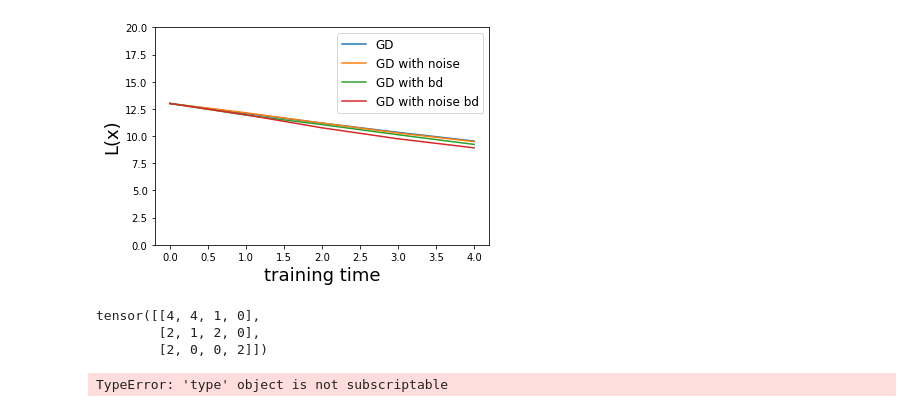
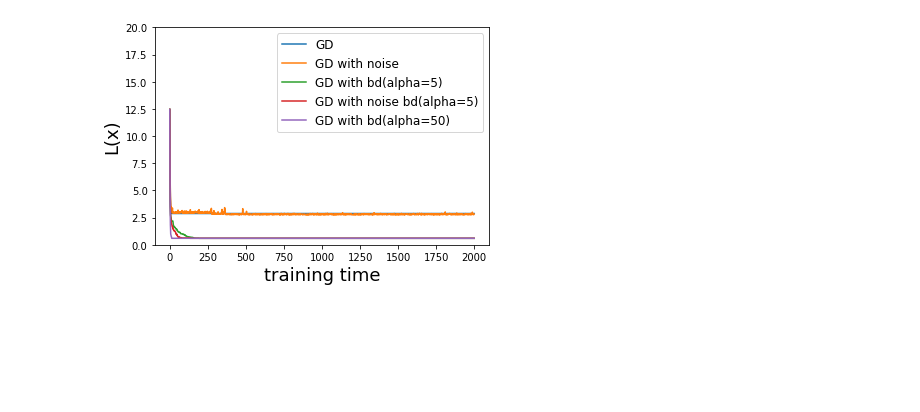
Before and after one commit to sharkjingyang/Graduate-thesis-code, a Jupyter notebook: R-function/R-function GD with noise and bd.ipynb, the cells around one changed output. Cells and saved outputs as stored; diff of their text form; code cells hidden in the pictures; blank space fills up the shorter version.

```diff
--- a/R-function/R-function GD with noise and bd.ipynb
+++ b/R-function/R-function GD with noise and bd.ipynb
@@ -8,7 +8,7 @@ import random
 colors = plt.rcParams["axes.prop_cycle"].by_key()["color"]
 # %%
 n_particle=30 # n particle
-d=20 # dimension (x will be d dimension)
+d=5 # dimension (x will be d dimension)
 # x_step will be size(d*n_particle)
 B=0
 xinitial=torch.rand(d,n_particle)*6-3
@@ -95,7 +95,7 @@ def run_traj_noise_bd(x_step,d,n_steps,alpha, dt):
         delta_n = n_cloned-len(kill_inds)
         # print(x_step.size())
         if delta_n<0:
-            clone_inds = torch.randint(d+delta_n, (-delta_n,), dtype=torch.long)
+            clone_inds = torch.randint(n_particle+delta_n, (-delta_n,), dtype=torch.long)
             x_step = torch.cat((x_step,torch.index_select(x_step,1,clone_inds)),1)
         if delta_n>0:
             kill_inds = (torch.randperm(x_step.shape[1], dtype=torch.int)[:delta_n]).numpy()
@@ -140,15 +140,15 @@ def run_traj_bd(x_step,d,n_steps,alpha, dt):
             elif r < 1-torch.exp(dt*rate*alpha):
                 x_step = torch.cat((x_step,x_step[:,i].reshape(d,1)),1)
                 n_cloned+=1
-        print('Xsizeclone '+str(x_step.size()))
+        # print('Xsizeclone '+str(x_step.size()))
         # now kill the particles on the kill list
         x_step= kill(x_step,kill_inds)
-        print('Xsizekill '+str(x_step.size()))
+        # print('Xsizekill '+str(x_step.size()))
         # and resample to control population
         delta_n = n_cloned-len(kill_inds)
         # print(x_step.size())
         if delta_n<0:
-            clone_inds = torch.randint(d+delta_n, (-delta_n,), dtype=torch.long)
+            clone_inds = torch.randint(n_particle+delta_n, (-delta_n,), dtype=torch.long)
             x_step = torch.cat((x_step,torch.index_select(x_step,1,clone_inds)),1)
         if delta_n>0:
             kill_inds = (torch.randperm(x_step.shape[1], dtype=torch.int)[:delta_n]).numpy()
@@ -164,10 +164,12 @@ def run_traj_bd(x_step,d,n_steps,alpha, dt):
 
     return traj_x,traj_L
 # %%
-n_steps = 5
+n_steps = 2000
 dt=0.01
 alpha=5
 traj_x_gd,traj_L_gd = run_traj(xinitial,d,n_steps,dt)
 traj_x_gd_noise,traj_L_gd_noise = run_traj_noise(xinitial,d,n_steps,dt)
 traj_x_gd_bd,traj_L_gd_bd = run_traj_bd(xinitial,d,n_steps,alpha,dt)
 traj_x_gd_noise_bd,traj_L_gd_noise_bd = run_traj_noise_bd(xinitial,d,n_steps,alpha, dt)
+alpha=50
+traj_x_gd_bd_50,traj_L_gd_bd_50 = run_traj_bd(xinitial,d,n_steps,alpha,dt)
@@ -185,24 +176,14 @@ Xsizekill torch.Size([20, 30])
 # %%
 fig, ax1 = plt.subplots()
 ax1.set_ylabel("L(x)", fontsize=18)
 ax1.set_xlabel("training time", fontsize=18)
 ax1.plot(traj_L_gd, label="GD",color=colors[0])
 ax1.plot(traj_L_gd_noise, label="GD with noise",color=colors[1])
-ax1.plot(traj_L_gd_bd, label="GD with bd",color=colors[2])
-ax1.plot(traj_L_gd_noise_bd, label="GD with noise bd",color = colors[3])
+ax1.plot(traj_L_gd_bd, label="GD with bd(alpha=5)",color=colors[2])
+ax1.plot(traj_L_gd_noise_bd, label="GD with noise bd(alpha=5)",color = colors[3])
+ax1.plot(traj_L_gd_bd_50, label="GD with bd(alpha=50)",color=colors[4])
 ax1.legend(fontsize=12)
 ax1.set_ylim(0,20)
 plt.show()
 # %% [output]
-[figure, old version]
+[figure, new version]
-# %%
-A=torch.randint(5,(3,4))
-print (A)
-sur_ind=torch.tensor(list[1,2,3])
-B = torch.index_select(A,1,sur_ind)
-print(B)
-# %% [output]
-tensor([[4, 4, 1, 0],
-        [2, 1, 2, 0],
-        [2, 0, 0, 2]])
-TypeError: 'type' object is not subscriptable
```
Also changed, not shown: parts of 1 cell of this notebook.
